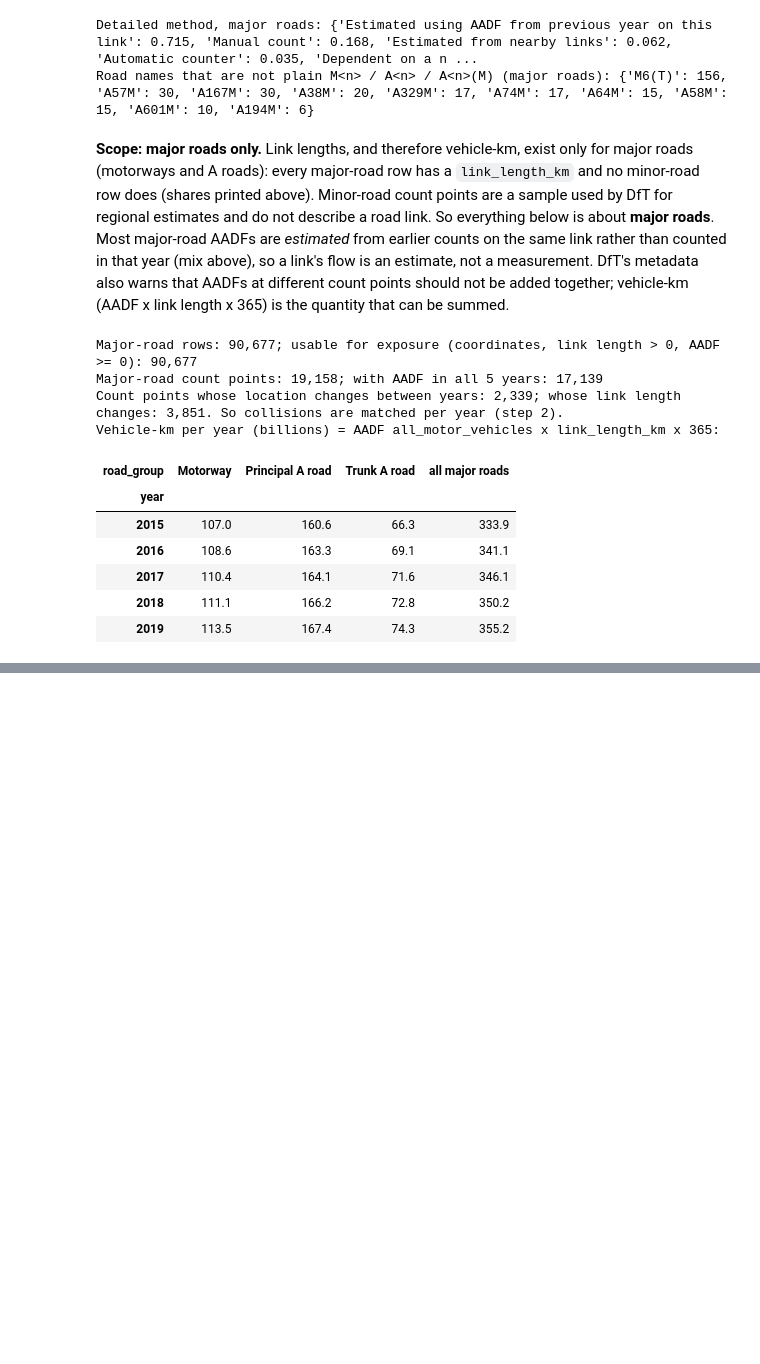
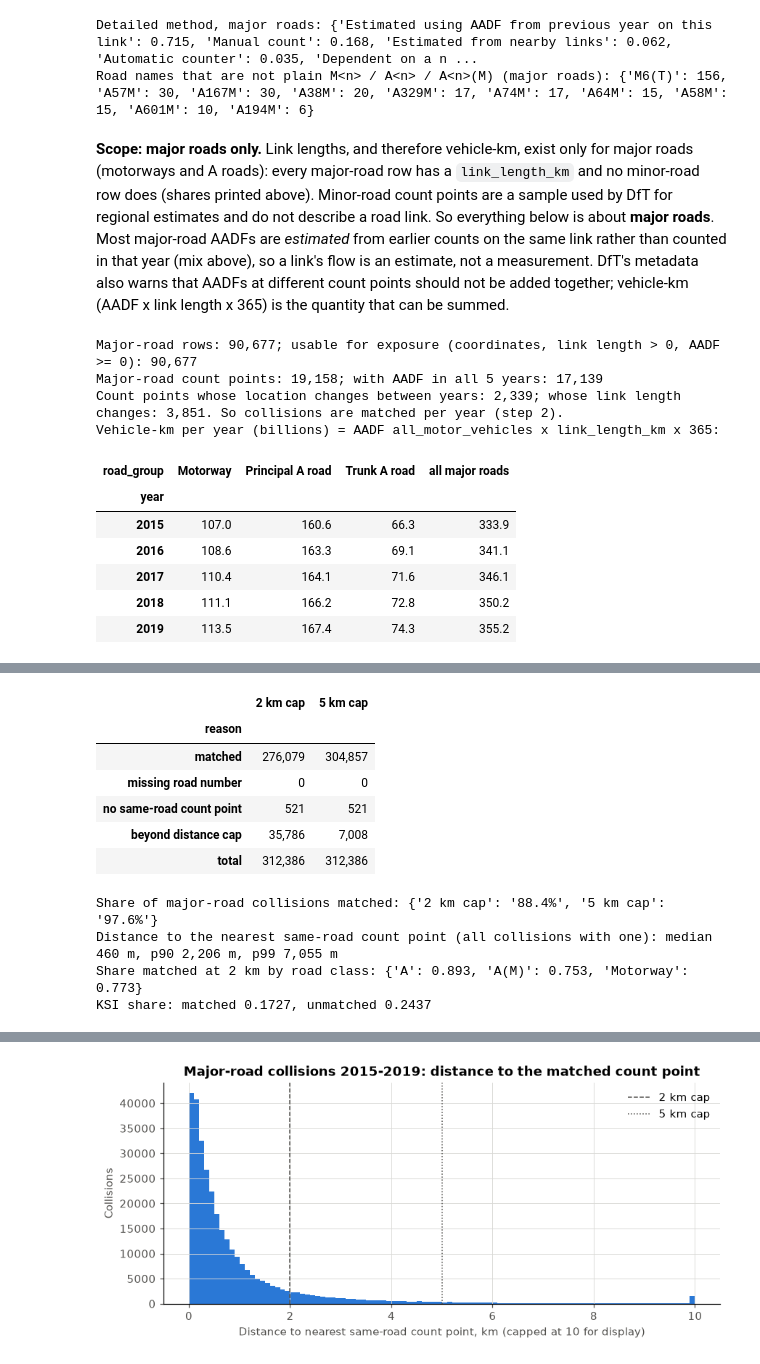
Before and after one commit to maryam843/uk-road-accident-analytics, a Jupyter notebook: notebooks/08_traffic_adjusted_hotspots.ipynb, the cells around one changed output, grey strips where cells are left out. Saved outputs shown, nothing was run; the diff lists cells and outputs as text; code cells hidden in the pictures; blank space fills up the shorter version.

Commit message:
Notebook 08 section 2: match major-road collisions to same-road traffic count points

```diff
--- a/notebooks/08_traffic_adjusted_hotspots.ipynb
+++ b/notebooks/08_traffic_adjusted_hotspots.ipynb
@@ -166,0 +178,17 @@ Vehicle-km per year (billions) = AADF all_motor_vehicles x link_length_km x 365:
+# %%
+CC = ["collision_index", "collision_year", "first_road_class", "first_road_class_label", "first_road_number",
+      "location_easting_osgr", "location_northing_osgr", "coord_valid", "ksi", "latitude", "longitude",
+      "junction_detail_historic_label"]
+coll = pd.read_parquet(PROCESSED / config.COLLISIONS_PARQUET, columns=CC)
+coll = coll[coll["collision_year"].between(*YEARS)]
+is_major = coll["first_road_class"].isin(list(traffic.STATS19_MAJOR_CLASSES))
+print(f"Collisions {YEARS[0]}-{YEARS[1]}: {len(coll):,}; on major roads: {int(is_major.sum()):,}")
+mc = coll[is_major & coll["coord_valid"]].copy()
+no_grid = mc["location_easting_osgr"].isna() | mc["location_northing_osgr"].isna()
+print(f"With valid coordinates: {len(mc):,}; of which without a grid reference (excluded): {int(no_grid.sum()):,}")
+mc = mc[~no_grid]
+mc["road_name"] = traffic.collision_road_name(mc["first_road_class"], mc["first_road_number"])
+mc["ksi"] = mc["ksi"].astype(int)
+print("By road class:", mc["first_road_class_label"].value_counts().loc[lambda v: v > 0].to_dict())
+print("Most common road names:", mc["road_name"].value_counts().head(8).to_dict())
+print(f"Road name also present among usable AADF count points: {mc['road_name'].isin(set(points['road_name'])).mean():.2%}")
@@ -166,0 +201,37 @@ Vehicle-km per year (billions) = AADF all_motor_vehicles x link_length_km x 365:
+# %%
+def match(cap_m):
+    query = pd.DataFrame({"road_name": mc["road_name"], "easting": mc["location_easting_osgr"].astype(float),
+                          "northing": mc["location_northing_osgr"].astype(float),
+                          "year": mc["collision_year"].astype(int)}, index=mc.index)
+    return traffic.match_to_count_points(query, points, cap_m=cap_m)
+
+
+t0 = time.time()
+m2, m5 = match(2_000), match(5_000)
+print(f"Matching at two caps took {time.time() - t0:.0f} s")
+summary = pd.DataFrame({"2 km cap": m2["reason"].value_counts(), "5 km cap": m5["reason"].value_counts()}).fillna(0)
+summary = summary.reindex(["matched", *traffic.UNMATCHED_REASONS], fill_value=0).astype(int)
+summary.loc["total"] = summary.sum()
+share = (summary.loc["matched"] / len(mc)).rename("share matched")
+display(summary.style.format("{:,}"))
+print("Share of major-road collisions matched:", {k: f"{v:.1%}" for k, v in share.items()})
+d = m2["distance_m"].dropna()
+print(f"Distance to the nearest same-road count point (all collisions with one): median {d.median():,.0f} m, "
+      f"p90 {d.quantile(0.9):,.0f} m, p99 {d.quantile(0.99):,.0f} m")
+mc["count_point_id"], mc["distance_m"], mc["reason"] = m2["count_point_id"], m2["distance_m"], m2["reason"]
+mc["count_point_id_5km"] = m5["count_point_id"]
+by_class = mc.groupby("first_road_class_label", observed=True)["reason"].apply(lambda s: (s == "matched").mean())
+print("Share matched at 2 km by road class:", by_class.round(3).to_dict())
+print(f"KSI share: matched {mc.loc[mc['reason'] == 'matched', 'ksi'].mean():.4f}, "
+      f"unmatched {mc.loc[mc['reason'] != 'matched', 'ksi'].mean():.4f}")
+fig, ax = plt.subplots(figsize=(9, 3.6))
+ax.hist(np.minimum(d, 10_000) / 1000, bins=100, color=evaluate.PALETTE[0])
+for cap, ls in [(2, "--"), (5, ":")]:
+    ax.axvline(cap, color="#52514e", linestyle=ls, linewidth=1, label=f"{cap} km cap")
+ax.set_xlabel("Distance to nearest same-road count point, km (capped at 10 for display)")
+ax.set_ylabel("Collisions")
+ax.set_title("Major-road collisions 2015-2019: distance to the matched count point")
+ax.legend()
+evaluate.save_fig(fig, "08_match_distance")
+plt.show()
+# %% [output]
@@ -166,0 +239,11 @@ Vehicle-km per year (billions) = AADF all_motor_vehicles x link_length_km x 365:
+|  | 2 km cap | 5 km cap |
+| reason |  |  |
+| matched | 276,079 | 304,857 |
+| missing road number | 0 | 0 |
+| no same-road count point | 521 | 521 |
+| beyond distance cap | 35,786 | 7,008 |
+| total | 312,386 | 312,386 |
+Share of major-road collisions matched: {'2 km cap': '88.4%', '5 km cap': '97.6%'}
+Distance to the nearest same-road count point (all collisions with one): median 460 m, p90 2,206 m, p99 7,055 m
+Share matched at 2 km by road class: {'A': 0.893, 'A(M)': 0.753, 'Motorway': 0.773}
+KSI share: matched 0.1727, unmatched 0.2437
@@ -166,0 +251 @@ Vehicle-km per year (billions) = AADF all_motor_vehicles x link_length_km x 365:
+[figure, added]
```
Also changed, not shown: parts of 4 cells of this notebook, 1 other file.
